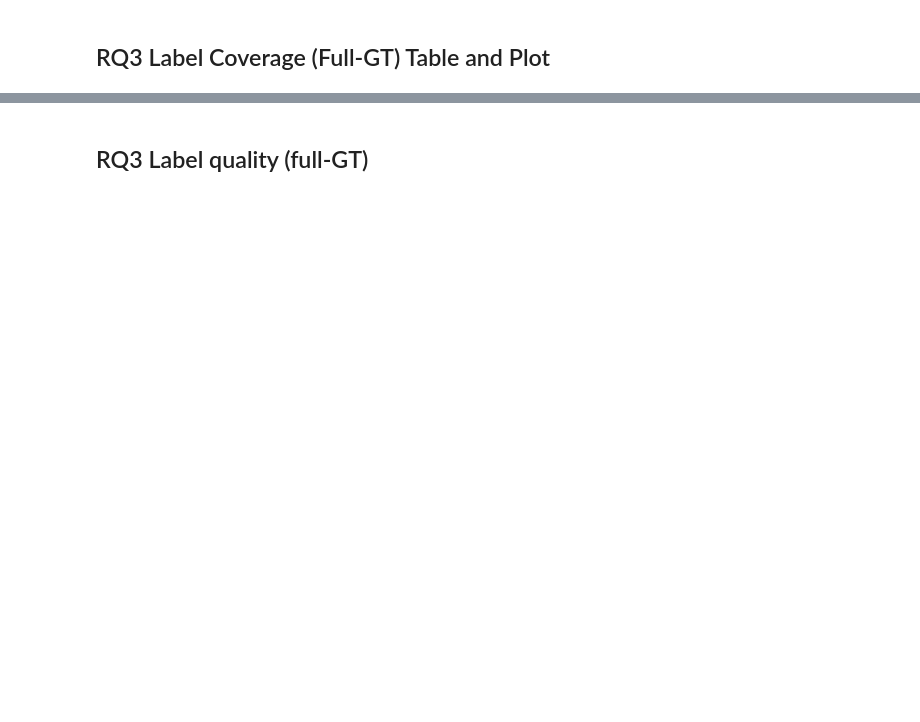
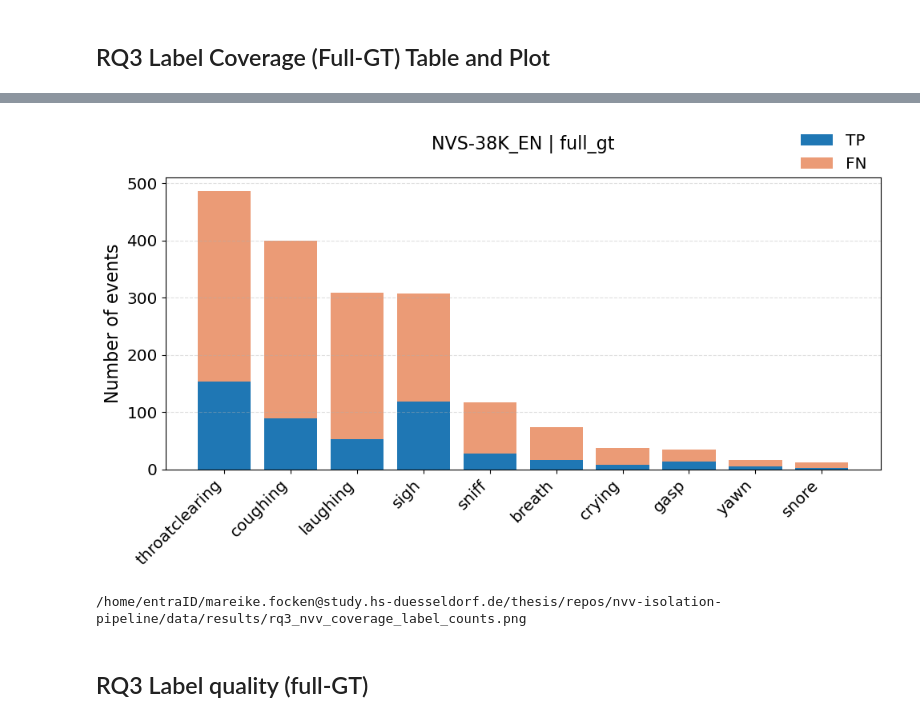
Before and after one commit to mafo3186/nvv-isolation-pipeline, a Jupyter notebook: notebooks/results_pipeline_evaluation_20260414.ipynb, the cells around one changed output, grey strips where cells are left out. Cells and saved outputs as stored; diff of their text form; code cells hidden in the pictures; blank space fills up the shorter version.

```diff
--- a/notebooks/results_pipeline_evaluation_20260414.ipynb
+++ b/notebooks/results_pipeline_evaluation_20260414.ipynb
@@ -751,11 +1073,18 @@ print(rq3_label_path)
 # %%
 from evaluation.rq_plots import plot_rq3_label_coverage
 
 fig = plot_rq3_label_coverage(
     rq3_full_gt_label_tables["NVS-38K_EN | full_gt"],
     setting=None,
 )
 plt.show()
+
+fig_path = rq_results_dir / "rq3_nvv_coverage_label_counts.png"
+fig.savefig(fig_path, dpi=300, bbox_inches="tight")
+print(fig_path)
+# %% [output]
+[figure, added]
+/home/entraID/mareike.focken@study.hs-duesseldorf.de/thesis/repos/nvv-isolation-pipeline/data/results/rq3_nvv_coverage_label_counts.png
 # %% [markdown]
 ## RQ3 Label quality (full-GT)
 # %%
```
Also changed, not shown: parts of 46 cells of this notebook, 1 other file.
